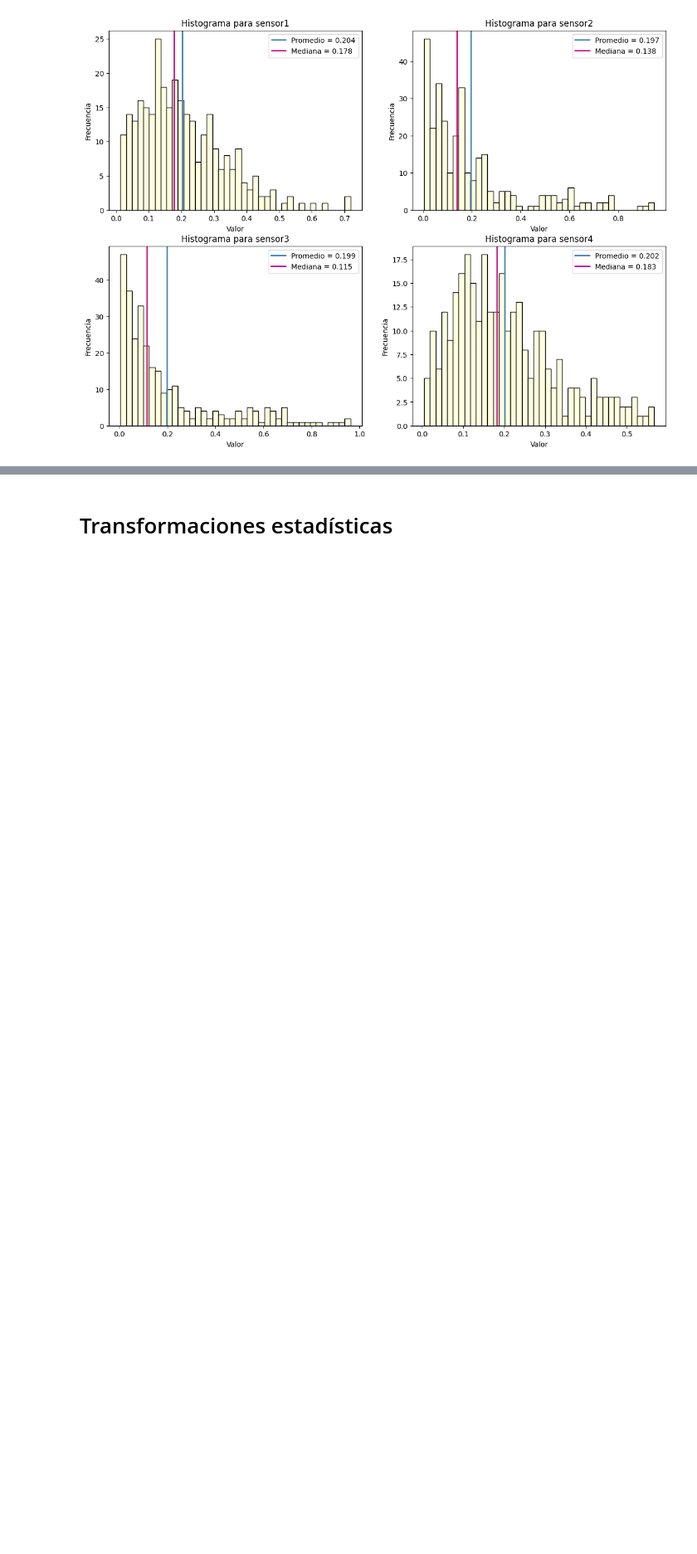
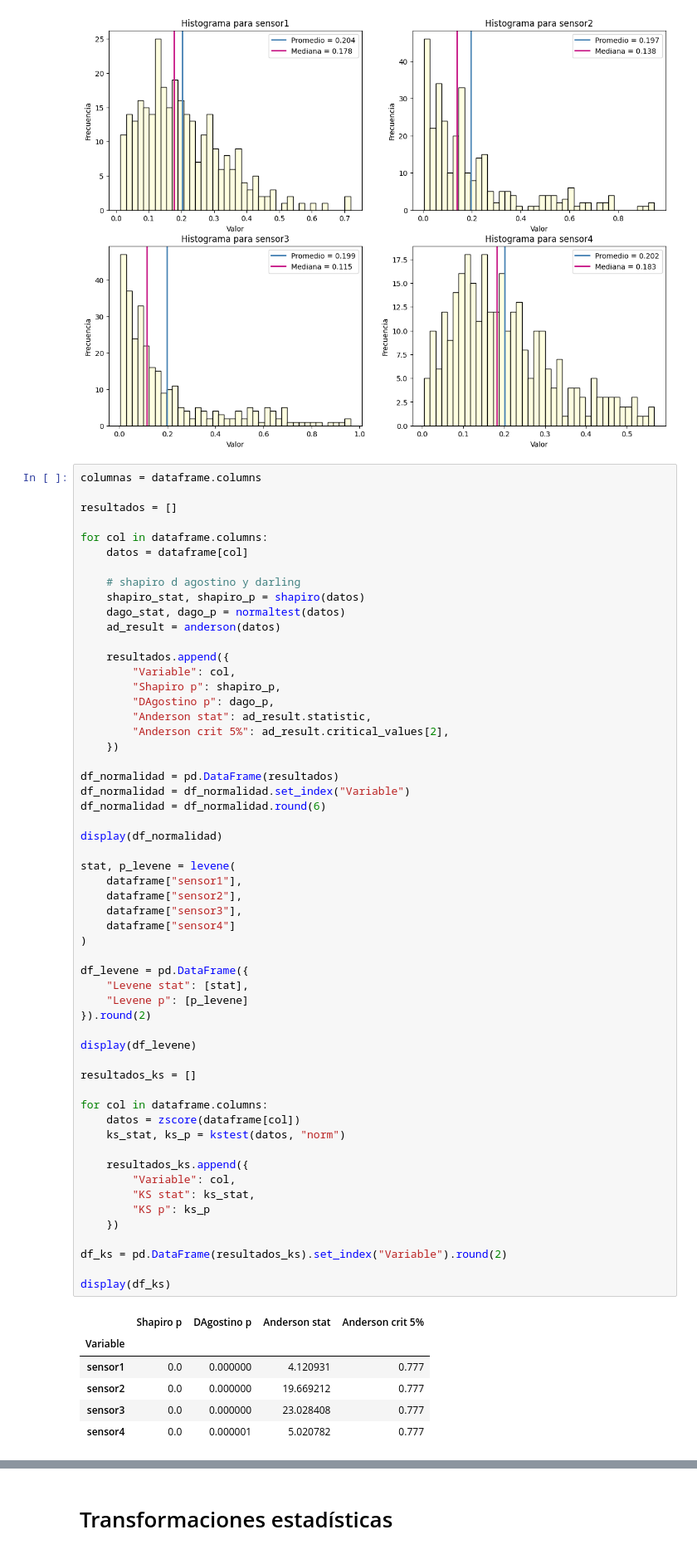
Before and after one commit to LeoGAR55/MD-1958, a Jupyter notebook: main.ipynb, the cells around one changed output, grey strips where cells are left out. Shown: that part at 83% size. Saved outputs shown, nothing was run; the diff lists cells and outputs as text; blank space fills up the shorter version.

```diff
--- a/main.ipynb
+++ b/main.ipynb
@@ -138,3 +139,66 @@ for i, col in enumerate(columnas, 1): # 1,sensor1;2,sensor2;...
 plt.show()
 # %% [output]
 [figure]
+# %%
+columnas = dataframe.columns
+
+resultados = []
+
+for col in dataframe.columns:
+    datos = dataframe[col]
+
+    # shapiro d agostino y darling
+    shapiro_stat, shapiro_p = shapiro(datos)
+    dago_stat, dago_p = normaltest(datos)
+    ad_result = anderson(datos)
+
+    resultados.append({
+        "Variable": col,
+        "Shapiro p": shapiro_p,
+        "DAgostino p": dago_p,
+        "Anderson stat": ad_result.statistic,
+        "Anderson crit 5%": ad_result.critical_values[2],
+    })
+
+df_normalidad = pd.DataFrame(resultados)
+df_normalidad = df_normalidad.set_index("Variable")
+df_normalidad = df_normalidad.round(6)
+
+display(df_normalidad)
+
+stat, p_levene = levene(
+    dataframe["sensor1"],
+    dataframe["sensor2"],
+    dataframe["sensor3"],
+    dataframe["sensor4"]
+)
+
+df_levene = pd.DataFrame({
+    "Levene stat": [stat],
+    "Levene p": [p_levene]
+}).round(2)
+
+display(df_levene)
+
+resultados_ks = []
+
+for col in dataframe.columns:
+    datos = zscore(dataframe[col])
+    ks_stat, ks_p = kstest(datos, "norm")
+
+    resultados_ks.append({
+        "Variable": col,
+        "KS stat": ks_stat,
+        "KS p": ks_p
+    })
+
+df_ks = pd.DataFrame(resultados_ks).set_index("Variable").round(2)
+
+display(df_ks)
+# %% [output]
+|  | Shapiro p | DAgostino p | Anderson stat | Anderson crit 5% |
+| Variable |  |  |  |  |
+| sensor1 | 0.0 | 0.000000 | 4.120931 | 0.777 |
+| sensor2 | 0.0 | 0.000000 | 19.669212 | 0.777 |
+| sensor3 | 0.0 | 0.000000 | 23.028408 | 0.777 |
+| sensor4 | 0.0 | 0.000001 | 5.020782 | 0.777 |
```
Also changed, not shown: parts of 6 cells of this notebook.
